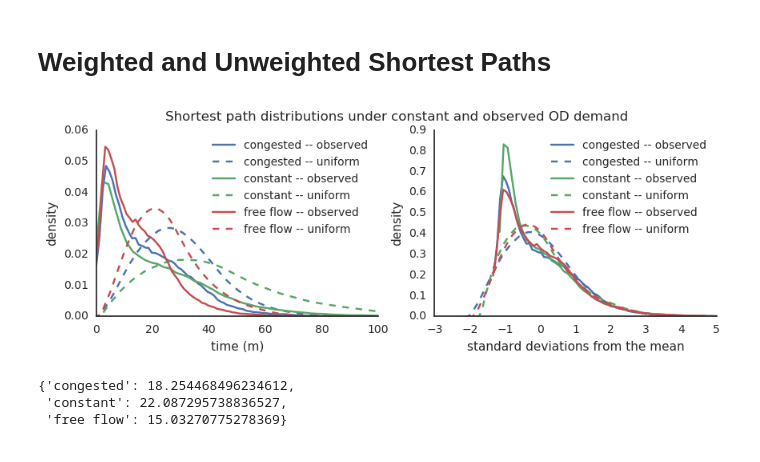
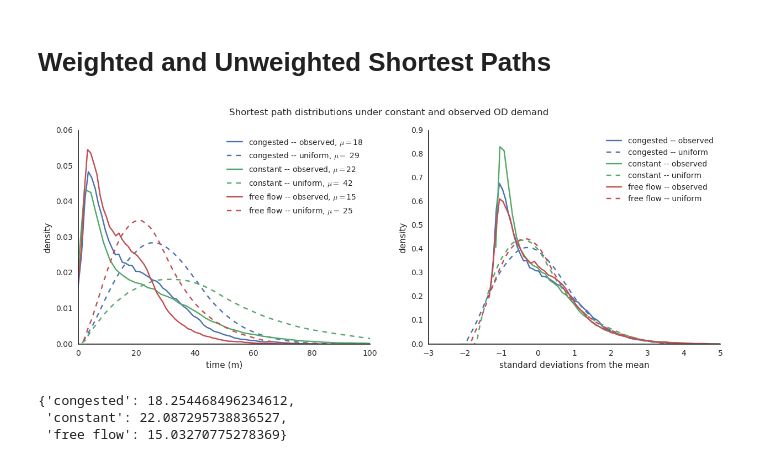
Before and after one commit to PhilChodrow/riyadh_multiplex, a Jupyter notebook: FIGS_single_layer.ipynb, the cells around one changed output. Saved outputs shown, nothing was run; the diff lists cells and outputs as text; code cells hidden in the pictures.

```diff
--- a/FIGS_single_layer.ipynb
+++ b/FIGS_single_layer.ipynb
@@ -78,7 +78,7 @@ d_uniform = pd.DataFrame(d)
 # %%
 current_palette = sns.color_palette()
 
-fig = plt.figure(figsize = (10, 3))
+fig = plt.figure(figsize = (15, 5))
 ax1 = fig.add_subplot(121)
 ax2 = fig.add_subplot(122)
 
@@ -92,43 +92,44 @@ for w in weights:
     funs = {lab : lambda e: e[w]}
     df = m.route_summary(n_nodes = n_nodes, cost = w, layer = 'streets', funs = funs)
 
-    means.update({lab : np.average(df[lab], weights=df.flow)})
+    mu_obs = np.average(df[lab], weights=df.flow)
+    mu_uniform = np.average(d_uniform[w])
 
     viz.weighted_hist(ax = ax1,
                       measure = df[lab],
                       weights = df.flow,
-                      label = lab + ' -- observed',
+                      label = lab + r' -- observed, $\mu = $' + str(int(mu_obs)),
                       standardized = False,
                       color = current_palette[i])
 
     viz.weighted_hist(ax = ax2,
                       measure = df[lab],
                       weights = df.flow,
                       label = lab + ' -- observed',
                       standardized = True,
                       color = current_palette[i])
 
     sns.kdeplot(d_uniform[w],
-                         label = lab + ' -- uniform',
+                         label = lab + ' -- uniform, $\mu =$ ' + str(int(mu_uniform)),
                          ls = '--',
                          ax = ax1,
                          color = current_palette[i])
 
     sns.kdeplot(analysis.standardize(d_uniform[w]),
                          label = lab + ' -- uniform',
                          ls = '--',
                          ax = ax2,
                          color = current_palette[i])
     i += 1
 
 ax1.set(xlabel = 'time (m)', ylabel = 'density', xlim = (0,100))
 ax2.set(xlabel = 'standard deviations from the mean', ylabel = 'density', xlim = (-3, 5))
 plt.legend()
 fig.suptitle('Shortest path distributions under constant and observed OD demand')
 sns.despine()
 plt.savefig('4_figs/single_layer_paths.png')
 # %% [output]
-[figure, old version]
+[figure, new version]
 # %%
 means
 # %% [output]
```
Also changed, not shown: 16 other files.
